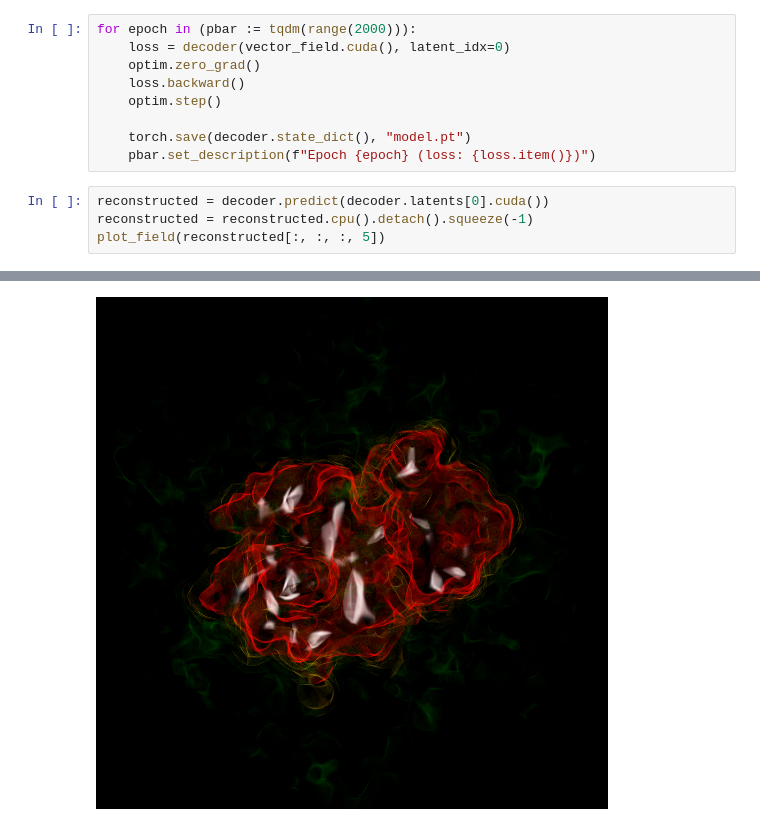
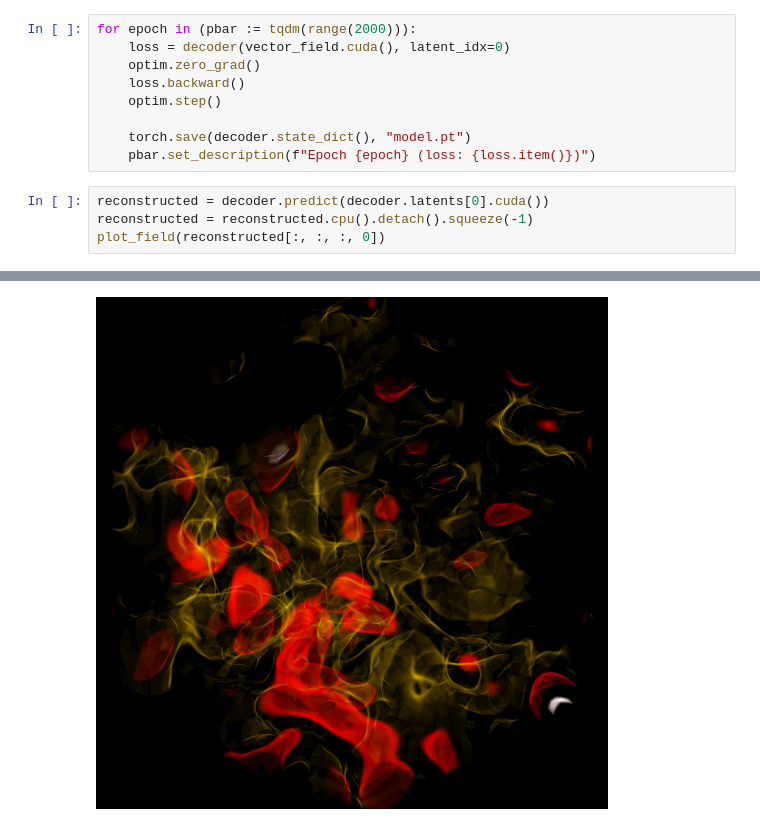
Before and after one commit to daenuprobst/minf, a Jupyter notebook: notebooks/reconstruction.ipynb, the cells around one changed output, grey strips where cells are left out. Saved outputs shown, nothing was run; the diff lists cells and outputs as text.

```diff
--- a/notebooks/reconstruction.ipynb
+++ b/notebooks/reconstruction.ipynb
@@ -83,5 +83,5 @@ for epoch in (pbar := tqdm(range(2000))):
 # %%
 reconstructed = decoder.predict(decoder.latents[0].cuda())
 reconstructed = reconstructed.cpu().detach().squeeze(-1)
-plot_field(reconstructed[:, :, :, 5])
+plot_field(reconstructed[:, :, :, 0])
 # %% [output]
@@ -98 +98 @@ yt : [INFO     ] 2025-02-08 22:17:07,106 Calculating data bounds. This may take
-[figure, old version]
+[figure, new version]
```
Also changed, not shown: parts of 1 cell of this notebook, 6 other files.
